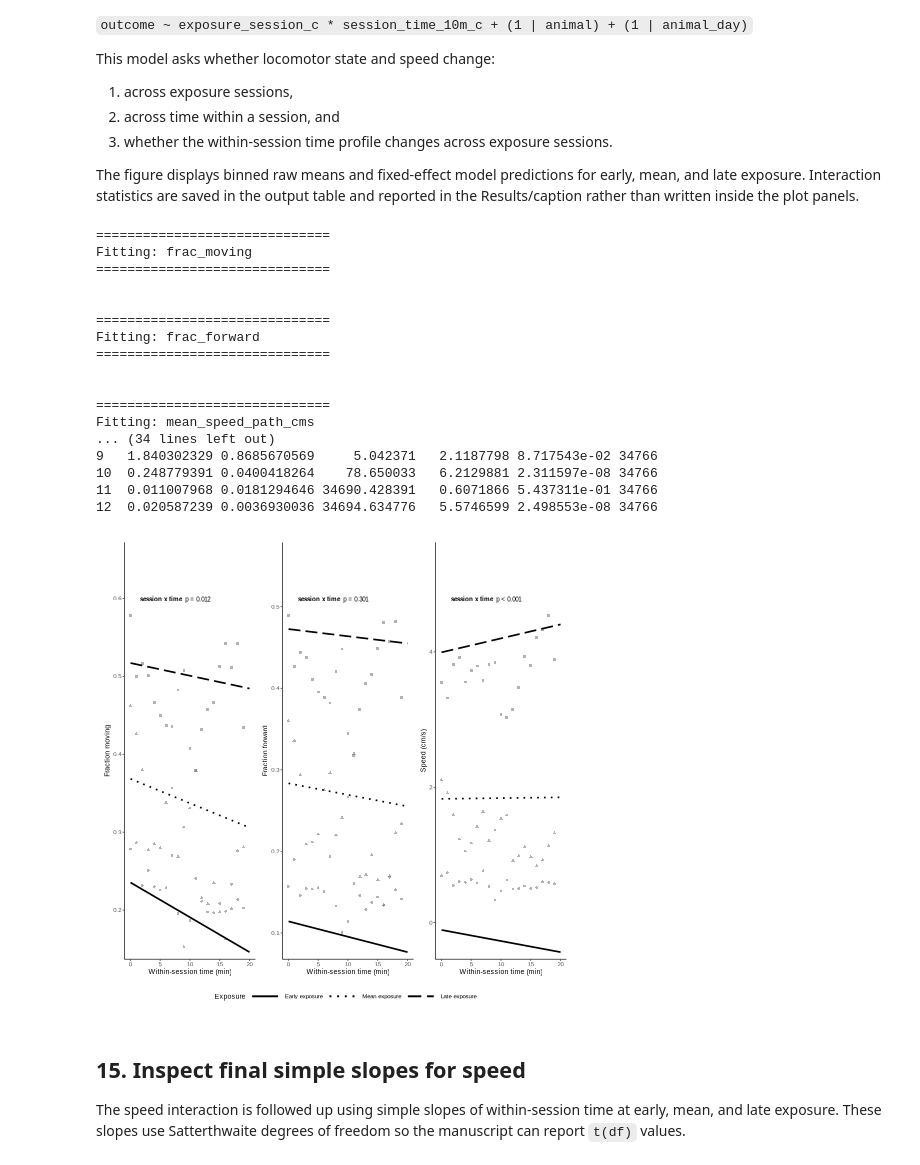
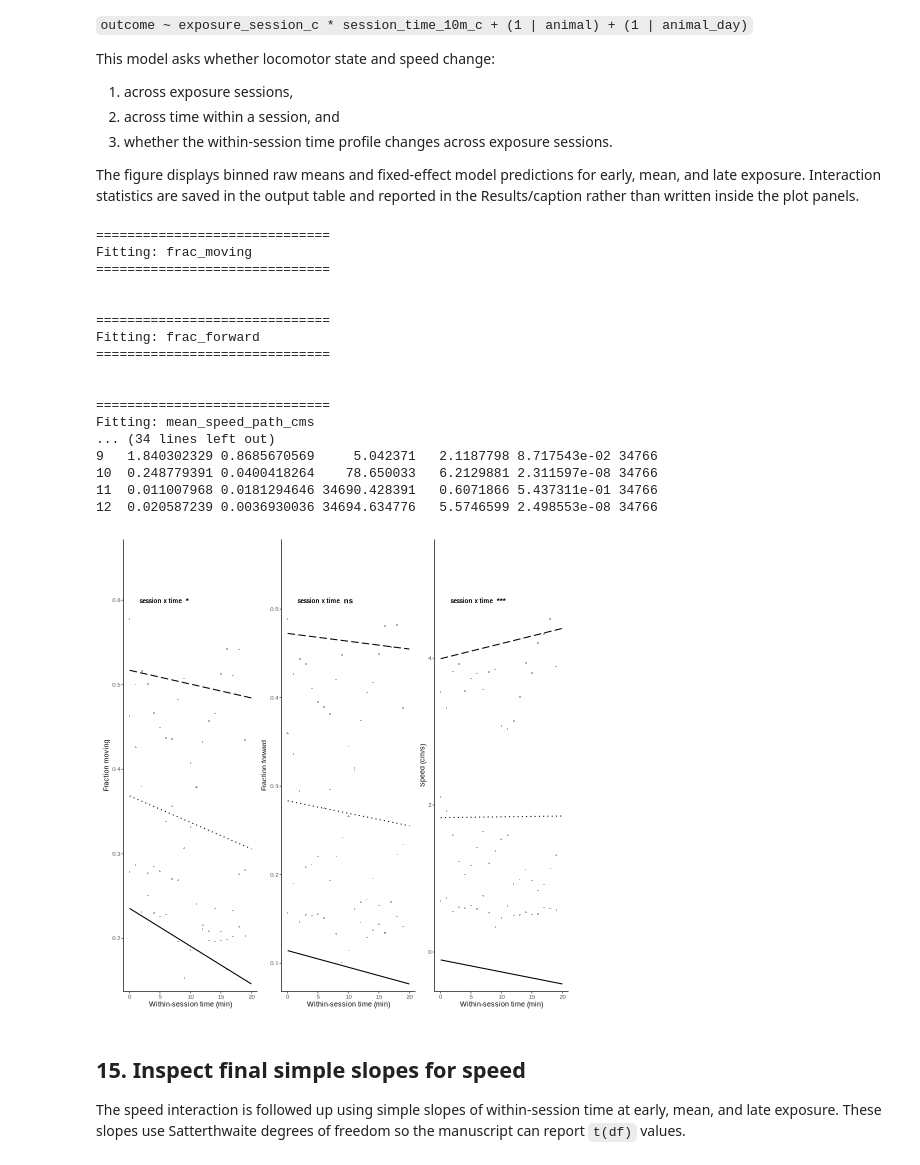
Before and after one commit to neuromomentumlab/Classical_Conditioning_Air_Wheel, a Jupyter notebook: Python/notebooks/habituation_analysis_02_annotated.ipynb, the cells around one changed output. Saved outputs shown, nothing was run; the diff lists cells and outputs as text; code cells hidden in the pictures.

```diff
--- a/Python/notebooks/habituation_analysis_02_annotated.ipynb
+++ b/Python/notebooks/habituation_analysis_02_annotated.ipynb
@@ -1397,13 +1413,17 @@ linetype_vals <- c(
 # Helper functions
 # --------------------------------------------------
 
-format_p <- function(p) {
+  format_p <- function(p) {
   if (is.na(p)) {
-    return("p = NA")
+    return("")
   } else if (p < 0.001) {
-    return("p < 0.001")
+    return("***")
+  } else if (p < 0.01) {
+    return("**")
+  } else if (p < 0.05) {
+    return("*")
   } else {
-    return(paste0("p = ", sprintf("%.3f", p)))
+    return("ns")
   }
 }
 
@@ -1436,7 +1456,8 @@ theme_fig <- function() {
       legend.key.height = unit(0.16, "in"),
       plot.title = element_blank(),
       plot.subtitle = element_blank(),
-      plot.margin = margin(3, 4, 3, 3)
+      plot.margin = margin(t = 0, r = 2, b = 0, l = 2)
+      # plot.margin = margin(3, 4, 2, 2)
     )
 }
 
@@ -1568,6 +1589,8 @@ for (outcome in primary_outcomes) {
     levels = c("Early exposure", "Mean exposure", "Late exposure")
   )
 
+
+
     # -----------------------------
   # Interaction p-value annotation
   # -----------------------------
@@ -1576,11 +1599,7 @@ for (outcome in primary_outcomes) {
 
   interaction_label <- "session x time"
 
-  p_label <- ifelse(
-    int_row$p < 0.001,
-    "p < 0.001",
-    paste0("p = ", sprintf("%.3f", int_row$p))
-  )
+  p_label <- format_p(int_row$p)
 
   x_range <- range(hab_epoch_df$session_time_min, na.rm = TRUE)
   y_range <- range(c(raw_bin_df$y_mean, pred_df$fit), na.rm = TRUE)
@@ -1605,7 +1624,8 @@ for (outcome in primary_outcomes) {
         shape = exposure_label
       ),
       alpha = 0.55,
-      size = 1.0,
+      size = 0.65,
+      stroke = 0.25,
       colour = "grey45",
       show.legend = FALSE
     ) +
@@ -1618,7 +1638,7 @@ for (outcome in primary_outcomes) {
         y = fit,
         linetype = exposure_label
       ),
-      linewidth = 0.8,
+      linewidth = 0.5,
       colour = "black"
     ) +
 
@@ -1642,7 +1662,8 @@ for (outcome in primary_outcomes) {
       label = p_label,
       hjust = 0,
       vjust = 0.5,
-      size = 2.2
+      size = 2.7,
+      fontface = "bold"
     ) +
 
     scale_shape_manual(values = shape_vals, drop = FALSE) +
@@ -1725,73 +1746,73 @@ print(hab_speed_simple_slopes_t_df)
 # Combine and save figure
 # --------------------------------------------------
 
+# p_combined <- plot_list[[primary_outcomes[1]]] +
+#   plot_list[[primary_outcomes[2]]] +
+#   plot_list[[primary_outcomes[3]]] +
+#   plot_layout(nrow = 1, guides = "collect") &
+#   theme(legend.position = "bottom")
+
+# p_combined <- plot_list[[primary_outcomes[1]]] +
+#   plot_list[[primary_outcomes[2]]] +
+#   plot_list[[primary_outcomes[3]]] +
+#   plot_layout(nrow = 1, guides = "collect") &
+#   theme(
+#     legend.position = "bottom",
+#     legend.direction = "horizontal",
+
+#     # smaller legend = more panel height
+#     legend.text = element_text(size = 6),
+#     legend.title = element_text(size = 6),
+#     legend.key.width = unit(0.55, "cm"),
+#     legend.key.height = unit(0.12, "cm"),
+
+#     # move legend slightly down but keep it compact
+#     legend.margin = margin(t = 0, r = 0, b = 0, l = 0),
+#     legend.box.margin = margin(t = 2, r = 0, b = -3, l = 0),
+
+#     # reduce outside plot margin
+#     plot.margin = margin(t = 0, r = 2, b = 0, l = 2)
+#   )
+
 p_combined <- plot_list[[primary_outcomes[1]]] +
   plot_list[[primary_outcomes[2]]] +
   plot_list[[primary_outcomes[3]]] +
-  plot_layout(nrow = 1, guides = "collect") &
-  theme(legend.position = "bottom")
+  plot_layout(nrow = 1) &
+  theme(
+    legend.position = "none"
+  )
 
 print(p_combined)
 
 ggsave(
   filename = file.path(out_dir, "Fig1_within_session_habituation_3panel.pdf"),
   plot = p_combined,
   width = 7,
-  height = 2.1
+  height = 1.6
 )
 
-ggsave(
-  filename = file.path(out_dir, "Fig1_within_session_habituation_3panel.png"),
-  plot = p_combined,
-  width = 7,
-  height = 2.1,
-  dpi = 600
-)
 
-# Optional SVG, works if svglite is installed
-# ggsave(
-#   filename = file.path(out_dir, "Fig1_within_session_habituation_3panel.svg"),
-#   plot = p_combined,
-#   width = 7,
-#   height = 2.1
-# )
-
-# --------------------------------------------------
-# Save tables
-# --------------------------------------------------
-
-write.csv(
-  hab_epoch_stats_df,
-  file.path(out_dir, "habituation_epoch_session_time_LME_stats_first20min.csv"),
-  row.names = FALSE
-)
-
-write.csv(
-  hab_speed_simple_slopes_t_df,
-  file.path(out_dir, "habituation_speed_simple_slopes_early_mean_late_exposure_first20min.csv"),
-  row.names = FALSE
-)
 
 print(hab_epoch_stats_df)
 # %% [output]
 ==============================
 Fitting: frac_moving
 ==============================
 
 
 ==============================
 Fitting: frac_forward
 ==============================
 
 
 ==============================
 Fitting: mean_speed_path_cms
 ... (34 lines left out)
 9   1.840302329 0.8685670569     5.042371   2.1187798 8.717543e-02 34766
 10  0.248779391 0.0400418264    78.650033   6.2129881 2.311597e-08 34766
 11  0.011007968 0.0181294646 34690.428391   0.6071866 5.437311e-01 34766
 12  0.020587239 0.0036930036 34694.634776   5.5746599 2.498553e-08 34766
-[figure, old version]
+[figure, new version]
 # %% [markdown]
 ## 15. Inspect final simple slopes for speed
 
```
Also changed, not shown: parts of 7 cells of this notebook, 1 other file.
